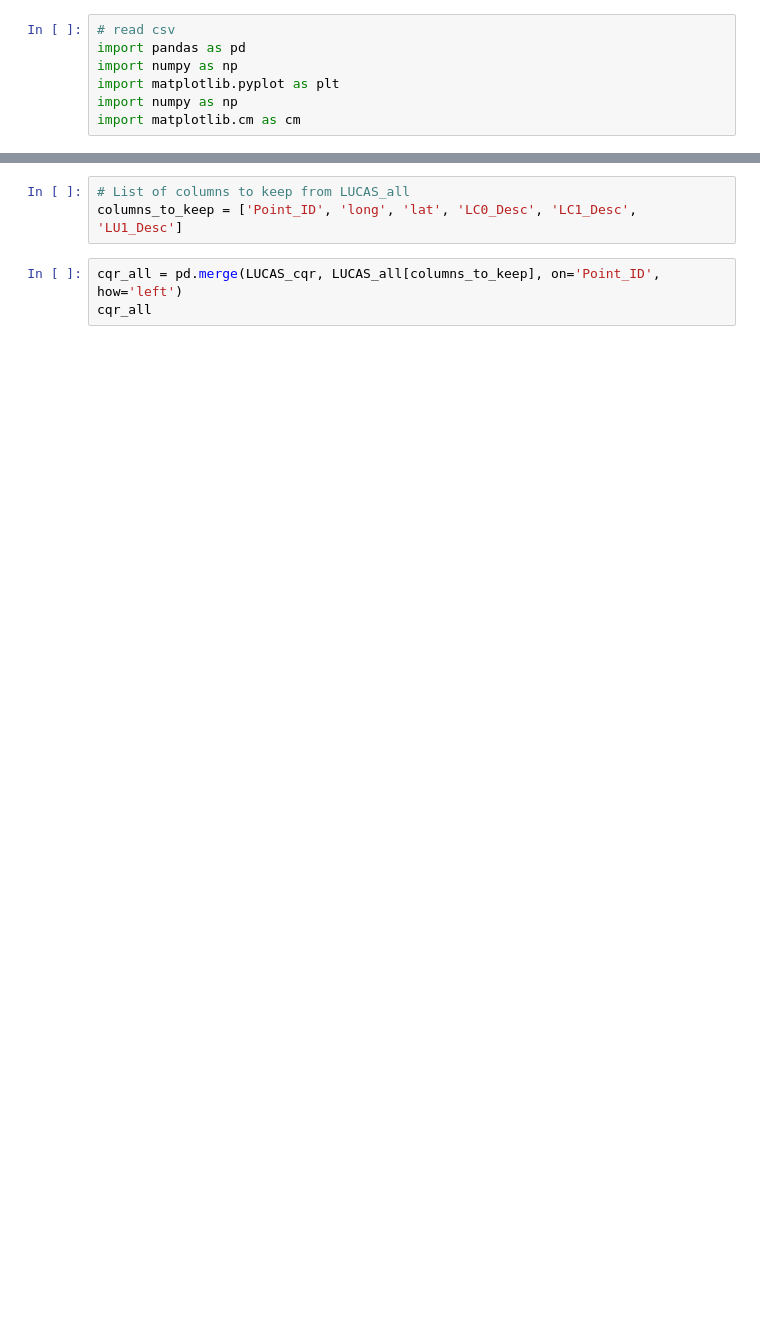
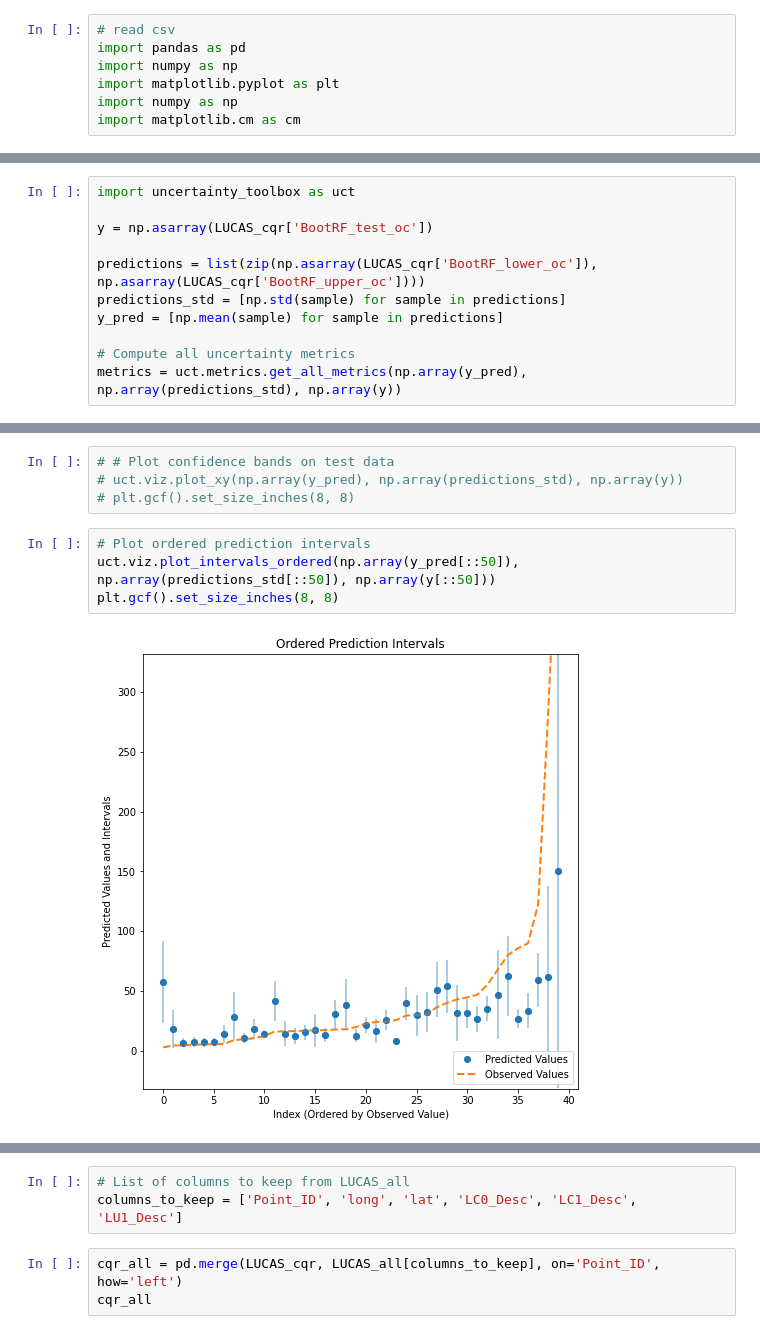
Before and after one commit to nafisehkakhani/Conformal_Prediction_DSM, a Jupyter notebook: Reults_cqr.ipynb, the cells around one changed output, grey strips where cells are left out. Cells and saved outputs as stored; diff of their text form; blank space fills up the shorter version.

```diff
--- a/Reults_cqr.ipynb
+++ b/Reults_cqr.ipynb
@@ -28,0 +29,11 @@ LUCAS_cqr
+# %%
+import uncertainty_toolbox as uct
+
+y = np.asarray(LUCAS_cqr['BootRF_test_oc'])
+
+predictions = list(zip(np.asarray(LUCAS_cqr['BootRF_lower_oc']), np.asarray(LUCAS_cqr['BootRF_upper_oc'])))
+predictions_std = [np.std(sample) for sample in predictions]
+y_pred = [np.mean(sample) for sample in predictions]
+
+# Compute all uncertainty metrics
+metrics = uct.metrics.get_all_metrics(np.array(y_pred), np.array(predictions_std), np.array(y))
@@ -28,0 +65,10 @@ LUCAS_cqr
+# %%
+# # Plot confidence bands on test data
+# uct.viz.plot_xy(np.array(y_pred), np.array(predictions_std), np.array(y))
+# plt.gcf().set_size_inches(8, 8)
+# %%
+# Plot ordered prediction intervals
+uct.viz.plot_intervals_ordered(np.array(y_pred[::50]), np.array(predictions_std[::50]), np.array(y[::50]))
+plt.gcf().set_size_inches(8, 8)
+# %% [output]
+[figure, added]
```
Also changed, not shown: parts of 10 cells of this notebook, 2 other files.
